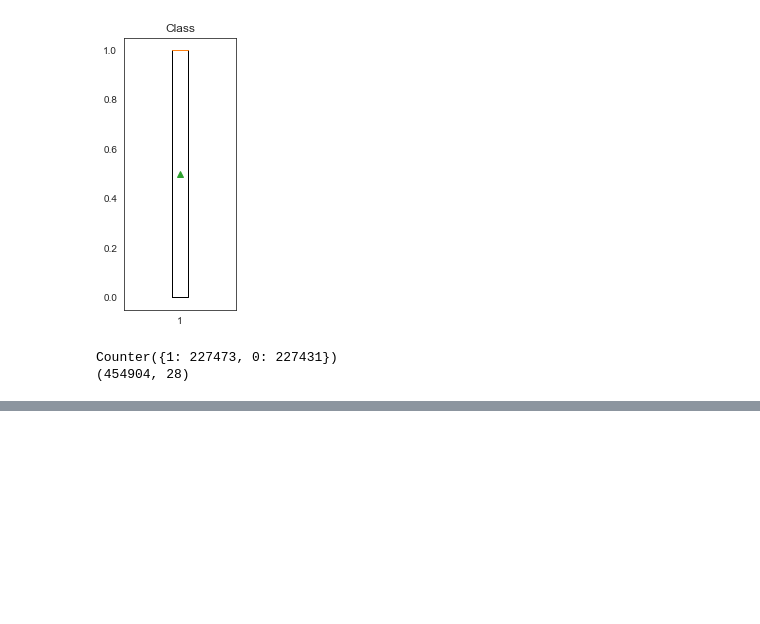
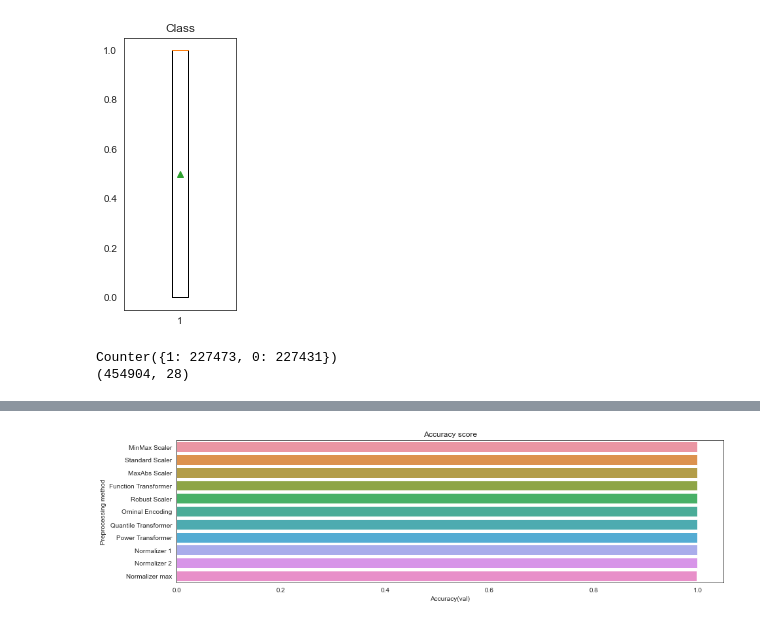
Before and after one commit to Preranapagar/ML_Projects, a Jupyter notebook: Project/Credit Card Fraud Detection/fraud_detection_2023.ipynb, the cells around one changed output, grey strips where cells are left out. Saved outputs shown, nothing was run; the diff lists cells and outputs as text; code cells hidden in the pictures; blank space fills up the shorter version.

```diff
--- a/Project/Credit Card Fraud Detection/fraud_detection_2023.ipynb
+++ b/Project/Credit Card Fraud Detection/fraud_detection_2023.ipynb
@@ -423,0 +421,15 @@ x_train_fun_, x_val_fun, y_train_fun, y_val_fun = train_test_split(x_train_fun,
+# %%
+#with function transformer
+x_train_fun_, x_val_fun, y_train_fun, y_val_fun = train_test_split(x_train_fun, y_train, test_size=0.2, random_state=2020)
+
+LGBM = LGBMClassifier()
+LGBM.fit(x_train_fun_,y_train_fun)
+y_pred_fun = LGBM.predict(x_val_fun)
+LGBM_accuracy_fun = accuracy_score(y_val_fun,y_pred_fun)
+print("LGBM accuracy score with function transformer :", round(LGBM_accuracy_fun*100,3),'%')
+cm = confusion_matrix(y_val_fun,y_pred_fun)
+plt.figure(figsize=(4,4))
+sns.heatmap(cm, annot=True, fmt='.0f')
+plt.xlabel('Predicted')
+plt.ylabel('Actual')
+plt.show()
@@ -423,0 +441,15 @@ x_train_fun_, x_val_fun, y_train_fun, y_val_fun = train_test_split(x_train_fun,
+# %%
+models = [('Standard Scaler', LGBM_standard_accuracy),
+         ('Robust Scaler', LGBM_robust_accuracy),
+         ('MinMax Scaler', LGBM_accuracy_minmax),
+         ('MaxAbs Scaler', LGBM_accuracy_maxabs),
+         ('Quantile Transformer', LGBM_accuracy_quantile),
+         ('Power Transformer', LGBM_accuracy_power),
+         ('Normalizer 1', LGBM_accuracy_norm1),
+         ('Normalizer 2', LGBM_accuracy_norm2),
+         ('Normalizer max', LGBM_accuracy_norm_max),
+         ('Orninal Encoding', LGBM_accuracy_oe),
+         ('Function Transformer', LGBM_accuracy_fun)]
+
+accuracy = pd.DataFrame(models, columns=['Preprocessing', 'Accuracy'])
+accuracy.sort_values(by=['Accuracy'], ascending=False)
@@ -423,0 +469,13 @@ x_train_fun_, x_val_fun, y_train_fun, y_val_fun = train_test_split(x_train_fun,
+# %%
+# visualizing model performance
+
+plt.figure(figsize=(15,4))
+accuracy.sort_values(by=['Accuracy'], ascending=False, inplace=True)
+
+sns.barplot(x='Accuracy', y='Preprocessing', data=accuracy)
+plt.title('Accuracy score')
+plt.xlabel('Accuracy(val)')
+plt.ylabel('Preprocessing method')
+plt.show()
+# %% [output]
+[figure, added]
```
Also changed, not shown: parts of 30 cells of this notebook.
